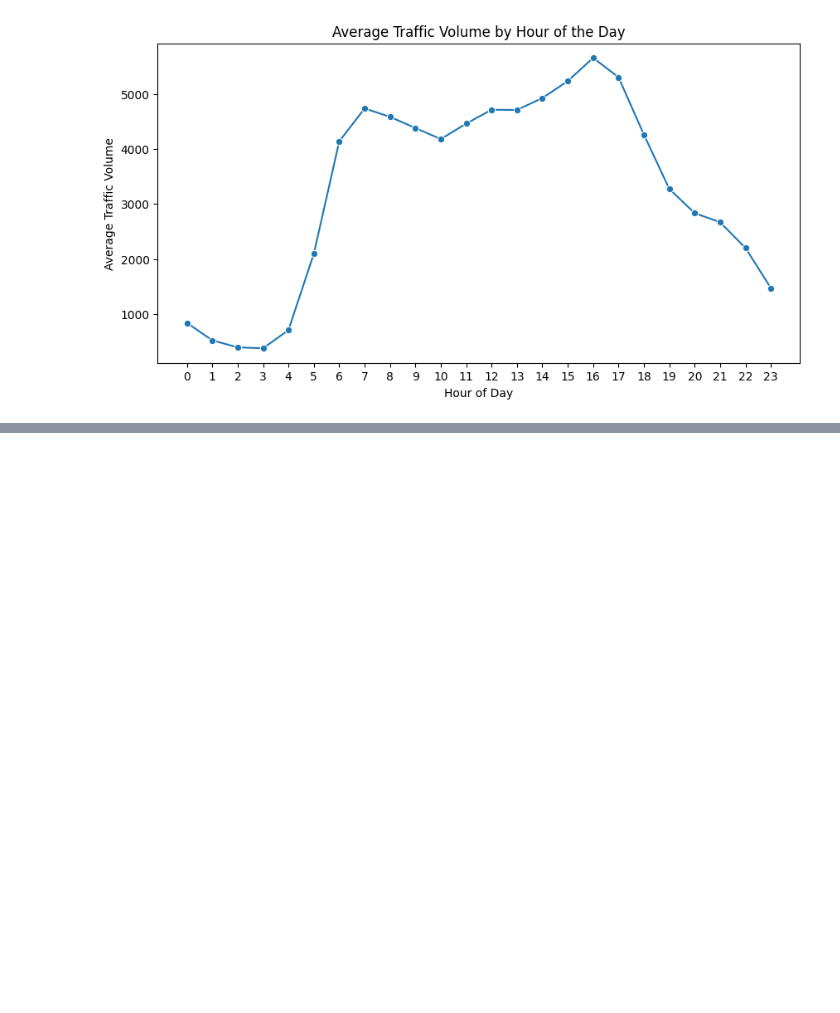
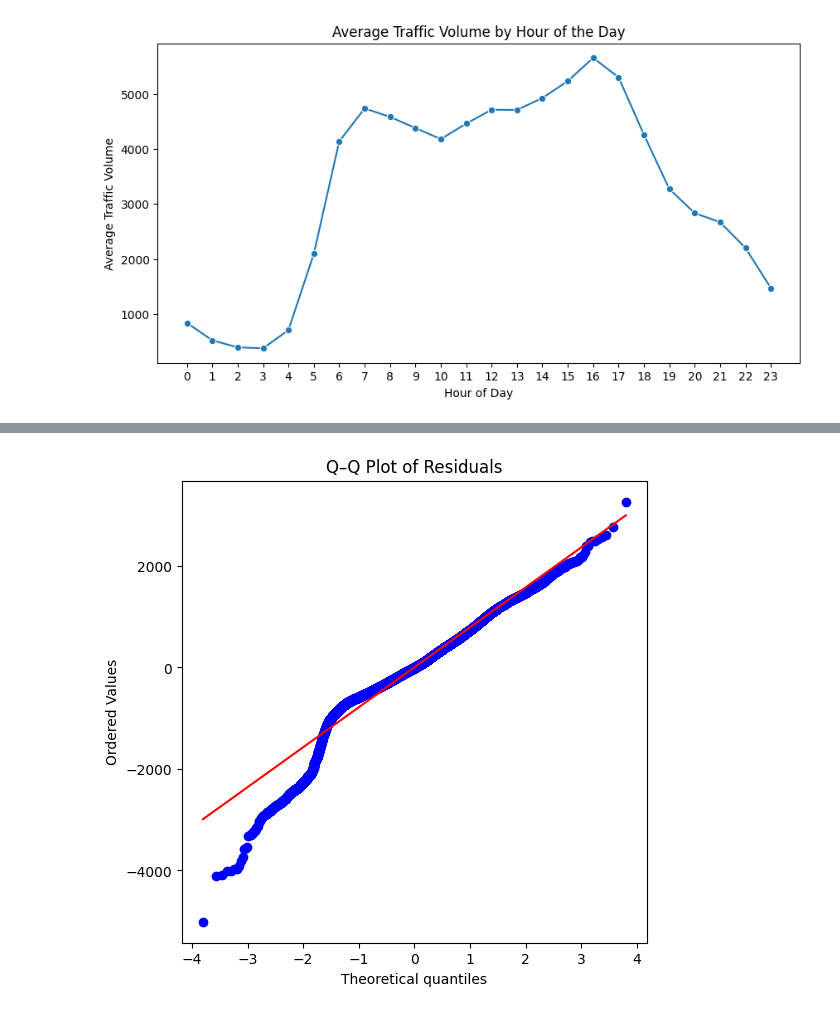
Before and after one commit to LouaiMuhammed/traffic-analysis-and-prediction, a Jupyter notebook: notebook.ipynb, the cells around one changed output, grey strips where cells are left out. Cells and saved outputs as stored; diff of their text form; code cells hidden in the pictures; blank space fills up the shorter version.

```diff
--- a/notebook.ipynb
+++ b/notebook.ipynb
@@ -251,0 +305,4 @@ plt.show()
+# %%
+from sklearn.model_selection import train_test_split
+
+X_train, X_test, y_train, y_test = train_test_split(X, y, test_size=0.2, random_state=42)
@@ -251,0 +459,8 @@ plt.show()
+# %%
+import scipy.stats as stats
+plt.figure(figsize=(6, 6))
+stats.probplot(residuals, dist="norm", plot=plt)
+plt.title("Q–Q Plot of Residuals")
+plt.show()
+# %% [output]
+[figure, added]
```
Also changed, not shown: parts of 26 cells of this notebook.
